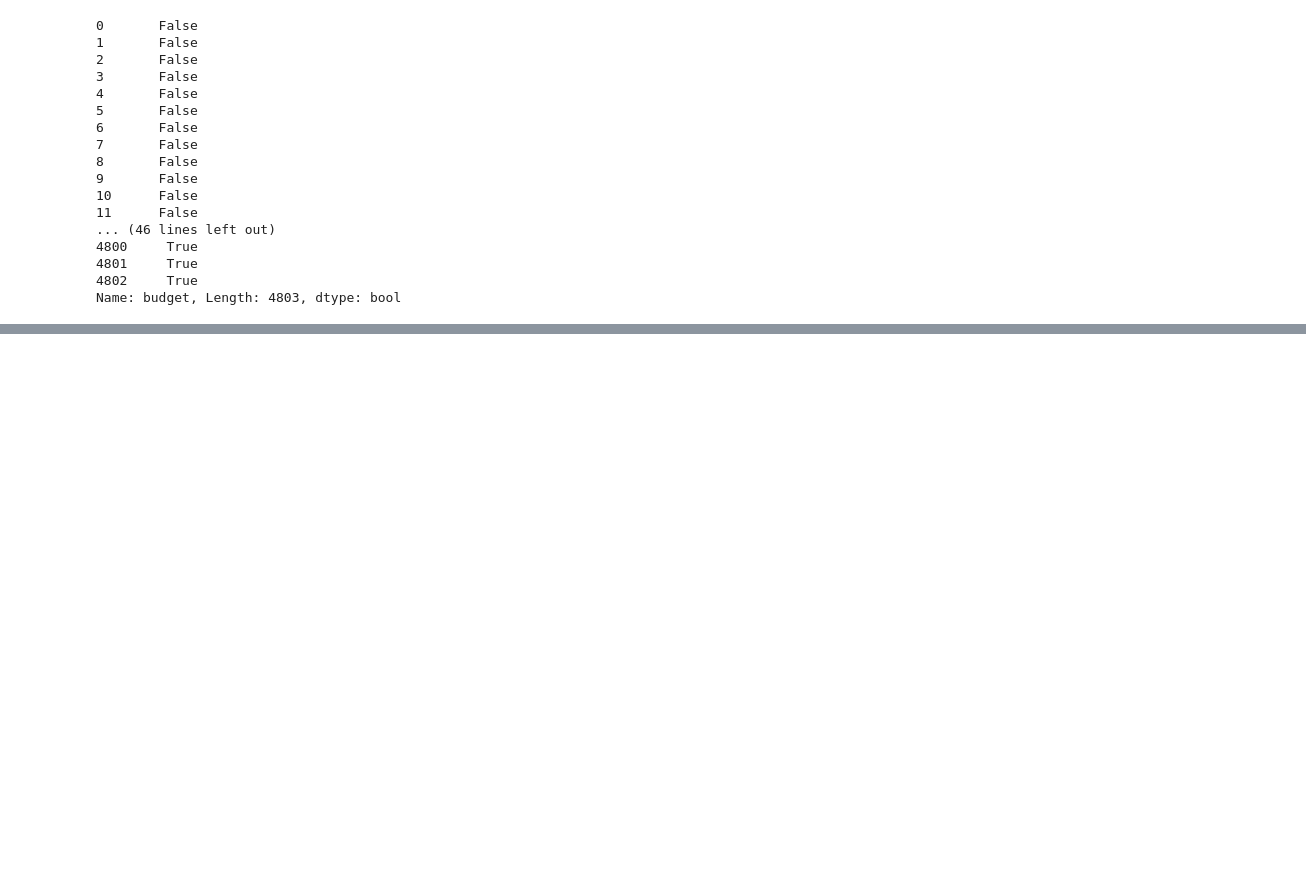
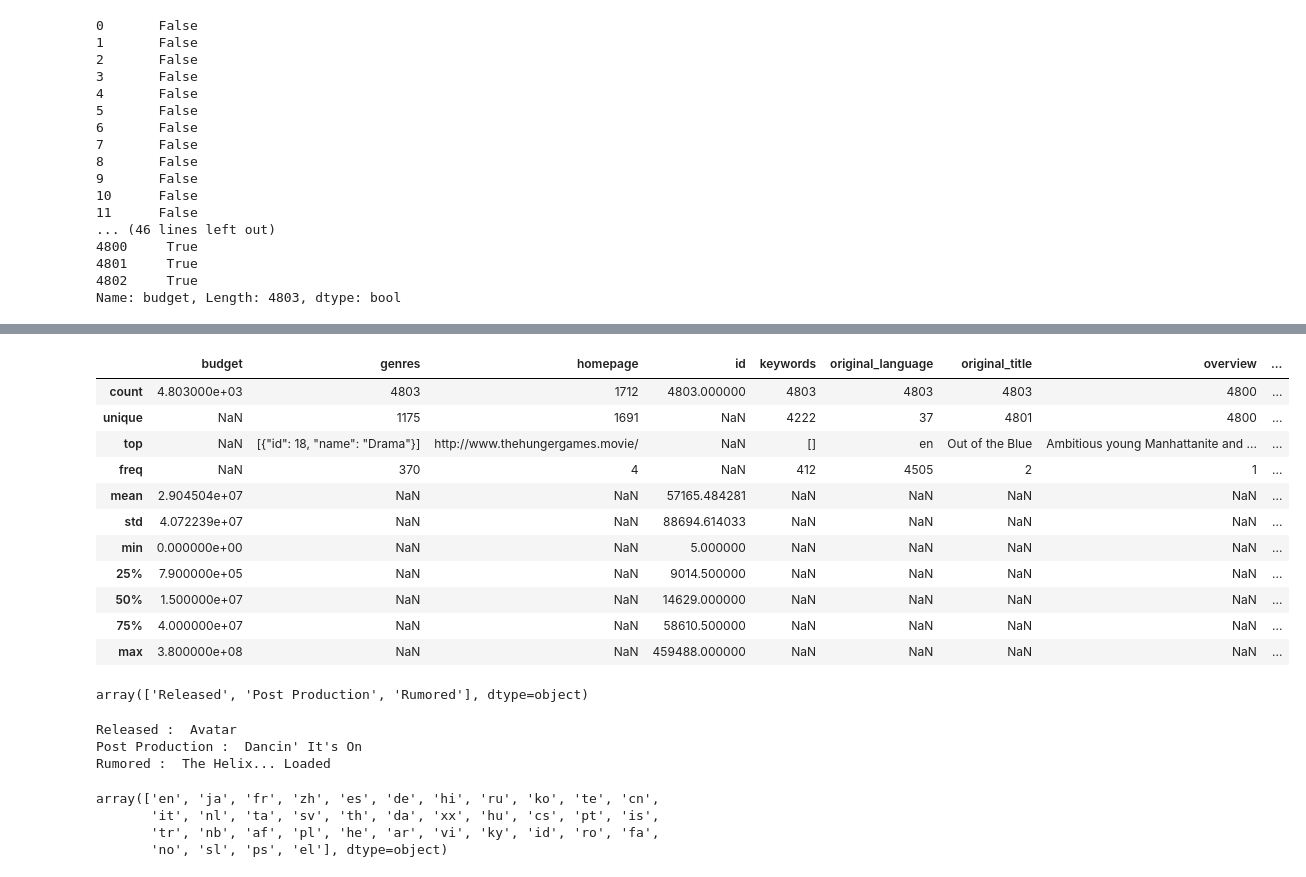
Before and after one commit to komarovn/ML-TMDB-Analysis, a Jupyter notebook: tmdb.ipynb, the cells around one changed output, grey strips where cells are left out. Cells and saved outputs as stored; diff of their text form; code cells hidden in the pictures; blank space fills up the shorter version.

```diff
--- a/tmdb.ipynb
+++ b/tmdb.ipynb
@@ -214,0 +246,33 @@ Name: budget, Length: 4803, dtype: bool
+# %%
+data.describe(include = 'all')
+# %% [output]
+|  | budget | genres | homepage | id | keywords | original_language | original_title | overview | ... |
+| count | 4.803000e+03 | 4803 | 1712 | 4803.000000 | 4803 | 4803 | 4803 | 4800 | ... |
+| unique | NaN | 1175 | 1691 | NaN | 4222 | 37 | 4801 | 4800 | ... |
+| top | NaN | [{"id": 18, "name": "Drama"}] | http://www.thehungergames.movie/ | NaN | [] | en | Out of the Blue | Ambitious young Manhattanite and ... | ... |
+| freq | NaN | 370 | 4 | NaN | 412 | 4505 | 2 | 1 | ... |
+| mean | 2.904504e+07 | NaN | NaN | 57165.484281 | NaN | NaN | NaN | NaN | ... |
+| std | 4.072239e+07 | NaN | NaN | 88694.614033 | NaN | NaN | NaN | NaN | ... |
+| min | 0.000000e+00 | NaN | NaN | 5.000000 | NaN | NaN | NaN | NaN | ... |
+| 25% | 7.900000e+05 | NaN | NaN | 9014.500000 | NaN | NaN | NaN | NaN | ... |
+| 50% | 1.500000e+07 | NaN | NaN | 14629.000000 | NaN | NaN | NaN | NaN | ... |
+| 75% | 4.000000e+07 | NaN | NaN | 58610.500000 | NaN | NaN | NaN | NaN | ... |
+| max | 3.800000e+08 | NaN | NaN | 459488.000000 | NaN | NaN | NaN | NaN | ... |
+# %%
+data['status'].unique()
+# %% [output]
+array(['Released', 'Post Production', 'Rumored'], dtype=object)
+# %%
+for name in data['status'].unique():
+    print(name, ': ', data['title'][data['status'] == name].iloc[0])
+# %% [output]
+Released :  Avatar
+Post Production :  Dancin' It's On
+Rumored :  The Helix... Loaded
+# %%
+data['original_language'].unique()
+# %% [output]
+array(['en', 'ja', 'fr', 'zh', 'es', 'de', 'hi', 'ru', 'ko', 'te', 'cn',
+       'it', 'nl', 'ta', 'sv', 'th', 'da', 'xx', 'hu', 'cs', 'pt', 'is',
+       'tr', 'nb', 'af', 'pl', 'he', 'ar', 'vi', 'ky', 'id', 'ro', 'fa',
+       'no', 'sl', 'ps', 'el'], dtype=object)
```
Also changed, not shown: parts of 2 cells of this notebook.
